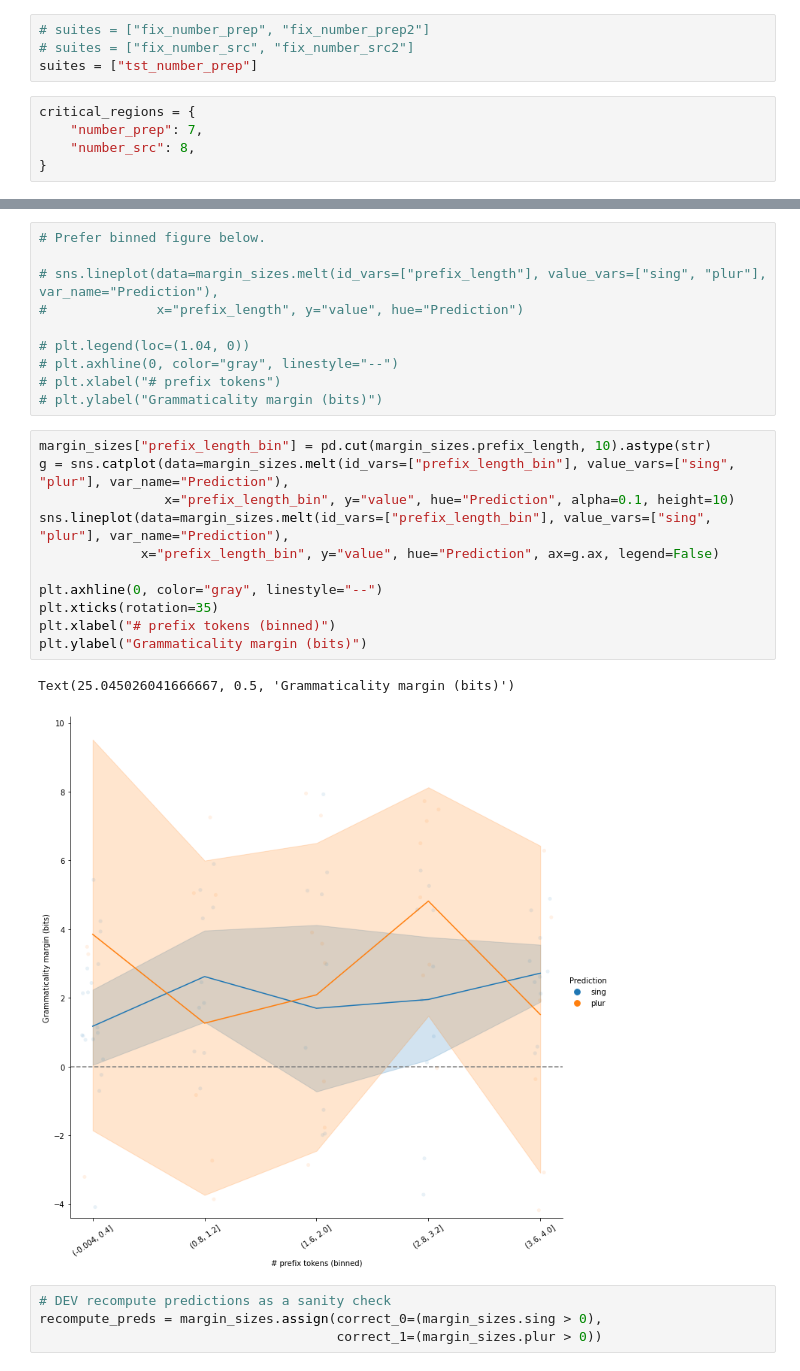
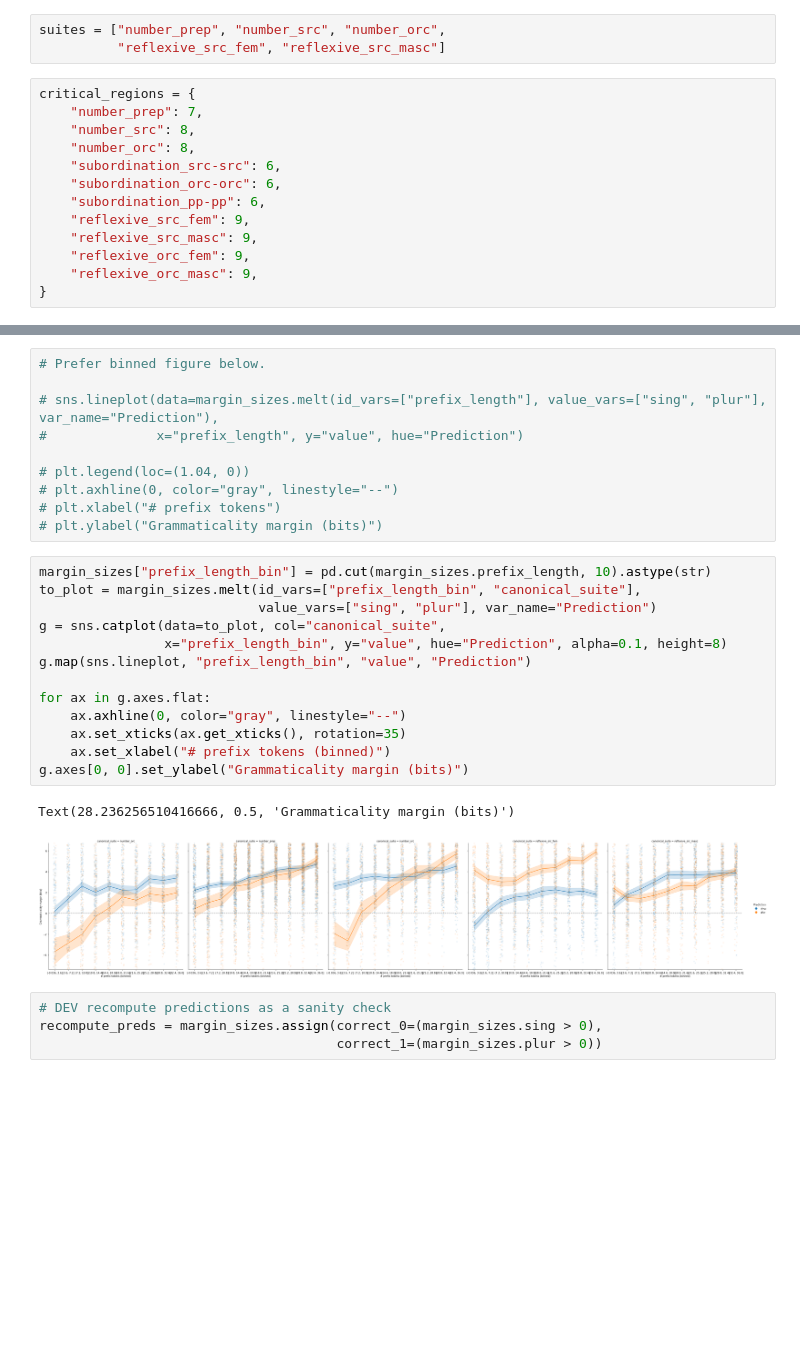
Before and after one commit to hans/syntaxgym-repetitions, a Jupyter notebook: analyze.ipynb, the cells around one changed output, grey strips where cells are left out. Saved outputs shown, nothing was run; the diff lists cells and outputs as text; blank space fills up the shorter version.

```diff
--- a/analyze.ipynb
+++ b/analyze.ipynb
@@ -3,13 +3,20 @@ import matplotlib.pyplot as plt
 import pandas as pd
 import seaborn as sns
 # %%
-# suites = ["fix_number_prep", "fix_number_prep2"]
-# suites = ["fix_number_src", "fix_number_src2"]
-suites = ["tst_number_prep"]
+suites = ["number_prep", "number_src", "number_orc",
+          "reflexive_src_fem", "reflexive_src_masc"]
 # %%
 critical_regions = {
     "number_prep": 7,
     "number_src": 8,
+    "number_orc": 8,
+    "subordination_src-src": 6,
+    "subordination_orc-orc": 6,
+    "subordination_pp-pp": 6,
+    "reflexive_src_fem": 9,
+    "reflexive_src_masc": 9,
+    "reflexive_orc_fem": 9,
+    "reflexive_orc_masc": 9,
 }
 # %%
 # sns.set_context("talk")
@@ -229,18 +263,20 @@ margin_sizes
 # plt.ylabel("Grammaticality margin (bits)")
 # %%
 margin_sizes["prefix_length_bin"] = pd.cut(margin_sizes.prefix_length, 10).astype(str)
-g = sns.catplot(data=margin_sizes.melt(id_vars=["prefix_length_bin"], value_vars=["sing", "plur"], var_name="Prediction"),
-                x="prefix_length_bin", y="value", hue="Prediction", alpha=0.1, height=10)
-sns.lineplot(data=margin_sizes.melt(id_vars=["prefix_length_bin"], value_vars=["sing", "plur"], var_name="Prediction"),
-             x="prefix_length_bin", y="value", hue="Prediction", ax=g.ax, legend=False)
+to_plot = margin_sizes.melt(id_vars=["prefix_length_bin", "canonical_suite"],
+                            value_vars=["sing", "plur"], var_name="Prediction")
+g = sns.catplot(data=to_plot, col="canonical_suite",
+                x="prefix_length_bin", y="value", hue="Prediction", alpha=0.1, height=8)
+g.map(sns.lineplot, "prefix_length_bin", "value", "Prediction")
 
-plt.axhline(0, color="gray", linestyle="--")
-plt.xticks(rotation=35)
-plt.xlabel("# prefix tokens (binned)")
-plt.ylabel("Grammaticality margin (bits)")
+for ax in g.axes.flat:
+    ax.axhline(0, color="gray", linestyle="--")
+    ax.set_xticks(ax.get_xticks(), rotation=35)
+    ax.set_xlabel("# prefix tokens (binned)")
+g.axes[0, 0].set_ylabel("Grammaticality margin (bits)")
 # %% [output]
-Text(25.045026041666667, 0.5, 'Grammaticality margin (bits)')
+Text(28.236256510416666, 0.5, 'Grammaticality margin (bits)')
-[figure, old version]
+[figure, new version]
 # %%
 # DEV recompute predictions as a sanity check
 recompute_preds = margin_sizes.assign(correct_0=(margin_sizes.sing > 0),
```
Also changed, not shown: parts of 22 cells of this notebook.
